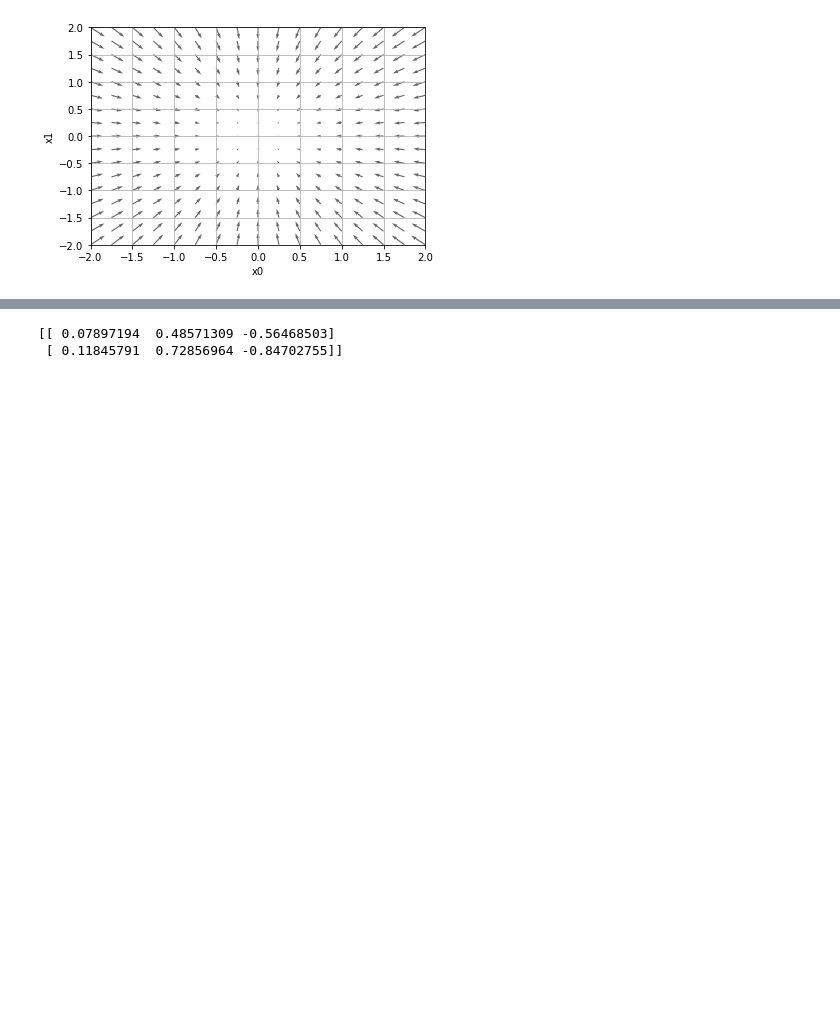
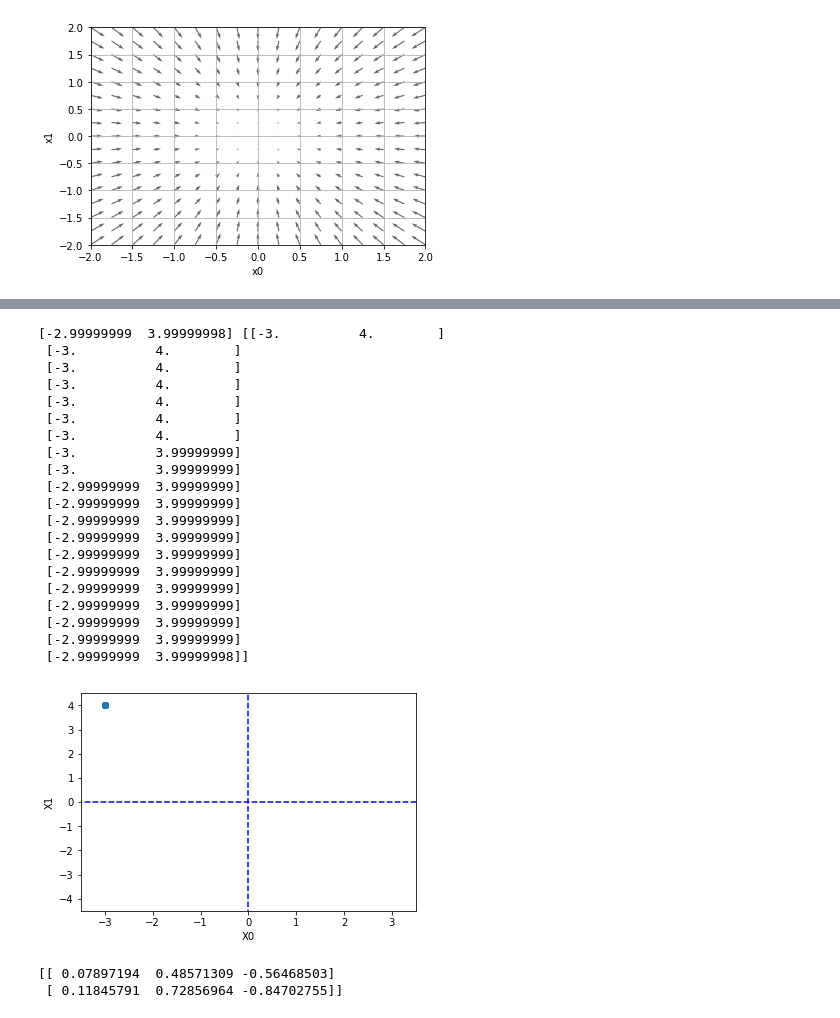
Before and after one commit to psyoblade/modulabs-deeplab-edu5, a Jupyter notebook: 04_learning_neuralnet/learning_neuralnet.ipynb, the cells around one changed output, grey strips where cells are left out. Cells and saved outputs as stored; diff of their text form; code cells hidden in the pictures; blank space fills up the shorter version.

```diff
--- a/04_learning_neuralnet/learning_neuralnet.ipynb
+++ b/04_learning_neuralnet/learning_neuralnet.ipynb
@@ -171,3 +232,42 @@ plt.show()
+# %%
+### 학습률이 너무 작은 예: lr = 0.1 ==> 1e-10 ==> 0.01
+init_x = np.array([-3.0, 4.0])
+lr = 1e-10
+step_num = 20
+x, x_history = gradient_descent(function_2, init_x, lr=lr, step_num=step_num)
+
+plt.plot( [-5, 5], [0,0], '--b')
+plt.plot( [0,0], [-5, 5], '--b')
+plt.plot(x_history[:,0], x_history[:,1], 'o')
+print(x, x_history)
+
+plt.xlim(-3.5, 3.5)
+plt.ylim(-4.5, 4.5)
+plt.xlabel("X0")
+plt.ylabel("X1")
+plt.show()
+# %% [output]
+[-2.99999999  3.99999998] [[-3.          4.        ]
+ [-3.          4.        ]
+ [-3.          4.        ]
+ [-3.          4.        ]
+ [-3.          4.        ]
+ [-3.          4.        ]
+ [-3.          4.        ]
+ [-3.          3.99999999]
+ [-3.          3.99999999]
+ [-2.99999999  3.99999999]
+ [-2.99999999  3.99999999]
+ [-2.99999999  3.99999999]
+ [-2.99999999  3.99999999]
+ [-2.99999999  3.99999999]
+ [-2.99999999  3.99999999]
+ [-2.99999999  3.99999999]
+ [-2.99999999  3.99999999]
+ [-2.99999999  3.99999999]
+ [-2.99999999  3.99999999]
+ [-2.99999999  3.99999998]]
+[figure, added]
 # %%
 ###  그레디언트 심플넷
 
```
Also changed, not shown: parts of 9 cells of this notebook, 1 other file.
